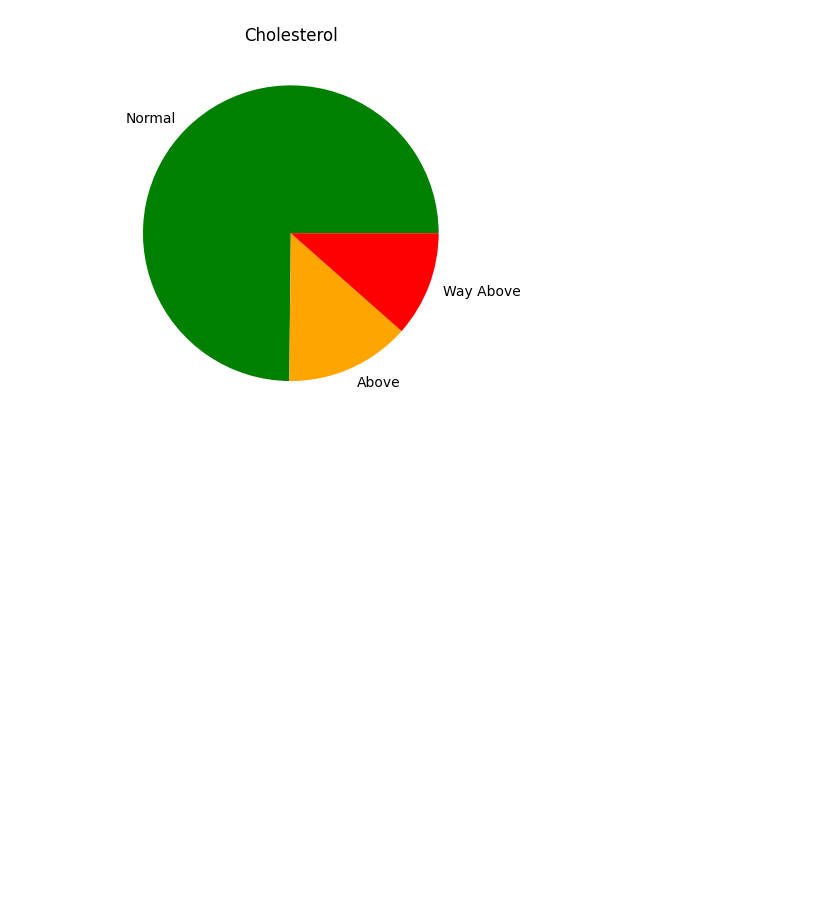
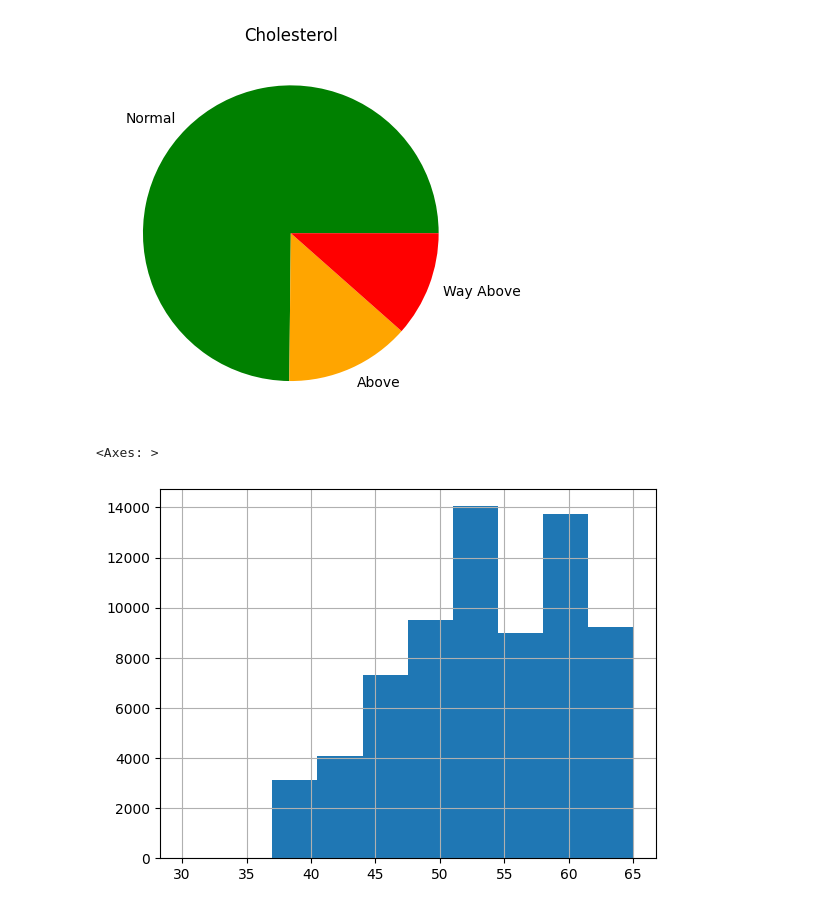
Before and after one commit to zoneme99/Machine-learning-AI24, a Jupyter notebook: Labs/Cardio/EDA.ipynb, the cells around one changed output. Cells and saved outputs as stored; diff of their text form; code cells hidden in the pictures; blank space fills up the shorter version.

```diff
--- a/Labs/Cardio/EDA.ipynb
+++ b/Labs/Cardio/EDA.ipynb
@@ -70,3 +70,10 @@ plt.title('Cholesterol')
 plt.show()
 # %% [output]
 [figure]
+# %%
+#Åldersfördelning
+age = df['age'].apply(lambda x: round(x / 365))
+age.hist()
+# %% [output]
+<Axes: >
+[figure, added]
```
Also changed, not shown: parts of 4 cells of this notebook.
